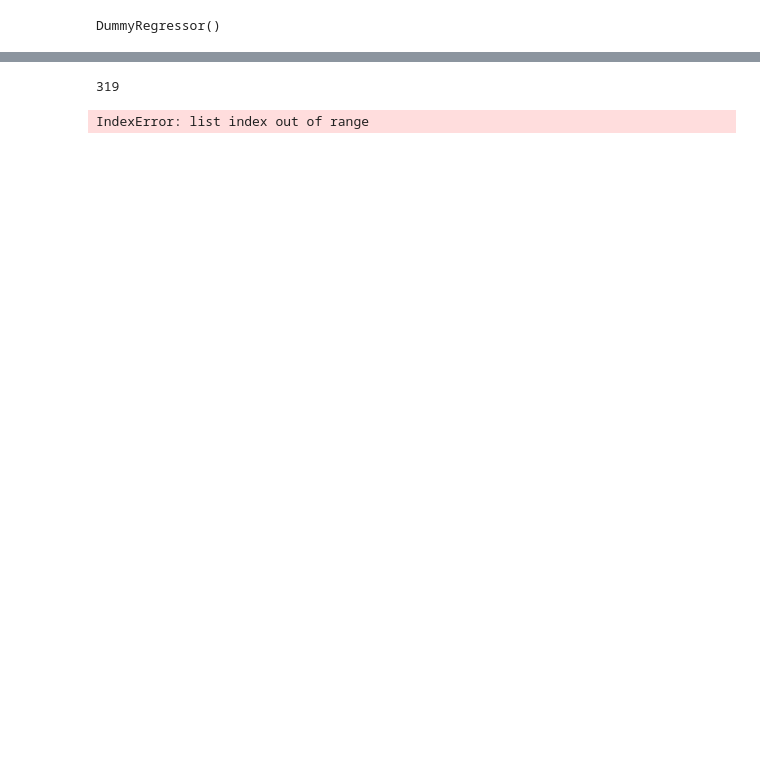
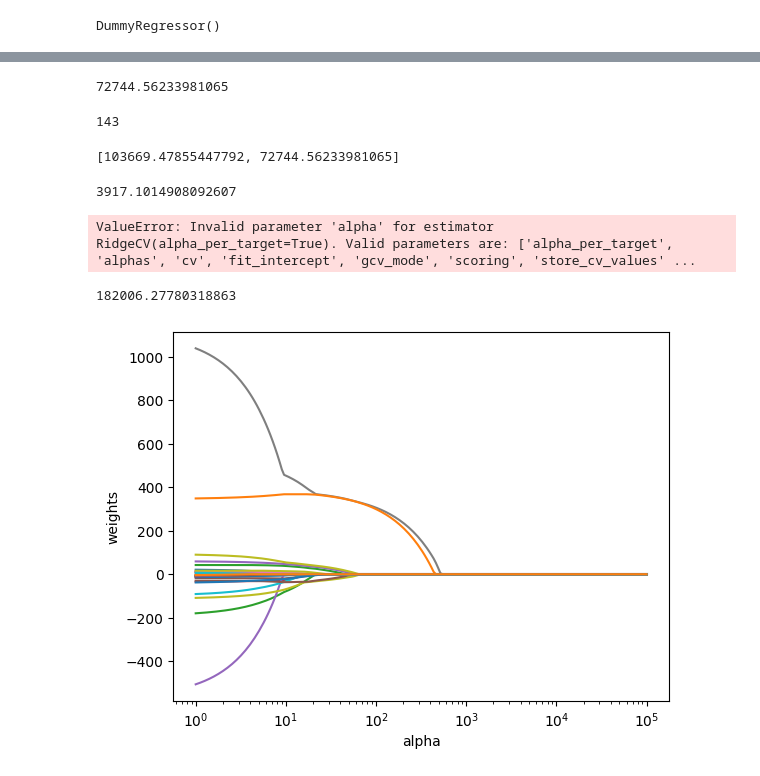
Before and after one commit to ThomasMeb/Anticiper_besoins_des_batiments, a Jupyter notebook: EmissionsCO2.ipynb, the cells around one changed output, grey strips where cells are left out. Drawn from its saved outputs; the diff is of its cells as text; code cells hidden in the pictures; blank space fills up the shorter version.

```diff
--- a/EmissionsCO2.ipynb
+++ b/EmissionsCO2.ipynb
@@ -137,10 +149,16 @@ plt.show()
 # %%
-np.argmin(errors)
+np.min(errors)
 # %% [output]
-319
+72744.56233981065
-# %%
-errors[np.argmin(errors)]
-# %% [output]
-IndexError: list index out of range
+# %%
+errors.index(min(errors))
+# %% [output]
+143
+# %%
+errors[errors.index(min(errors))]
+# %% [output]
+[103669.47855447792, 72744.56233981065]
 # %%
-alphas[np.argmin(errors)]
+alphas[errors.index(min(errors))]
+# %% [output]
+3917.1014908092607
@@ -146,0 +167,33 @@ alphas[np.argmin(errors)]
+# %%
+rcv = RidgeCV(alpha_per_target=True)
+rcv.set_params(alpha=a)
+rcv.fit(X_train, y_train)
+# %% [output]
+ValueError: Invalid parameter 'alpha' for estimator RidgeCV(alpha_per_target=True). Valid parameters are: ['alpha_per_target', 'alphas', 'cv', 'fit_intercept', 'gcv_mode', 'scoring', 'store_cv_values' ...
+# %%
+mean_squared_error(y_test, rcv.predict(X_test))
+# %% [output]
+182006.27780318863
+# %%
+n_alphas = 200
+alphas = np.logspace(0, 5, n_alphas)
+lasso = linear_model.Lasso(fit_intercept=False)
+
+coefs = []
+errors = []
+for a in alphas:
+    lasso.set_params(alpha=a)
+    lasso.fit(X_train, y_train)
+    coefs.append(lasso.coef_)
+    errors.append([baseline_error, np.mean((lasso.predict(X_test) - y_test) ** 2)])
+# %%
+ax = plt.gca()
+
+ax.plot(alphas, coefs)
+ax.set_xscale('log')
+plt.xlabel('alpha')
+plt.ylabel('weights')
+plt.axis('tight')
+plt.show()
+# %% [output]
+[figure, added]
```
Also changed, not shown: parts of 13 cells of this notebook.
